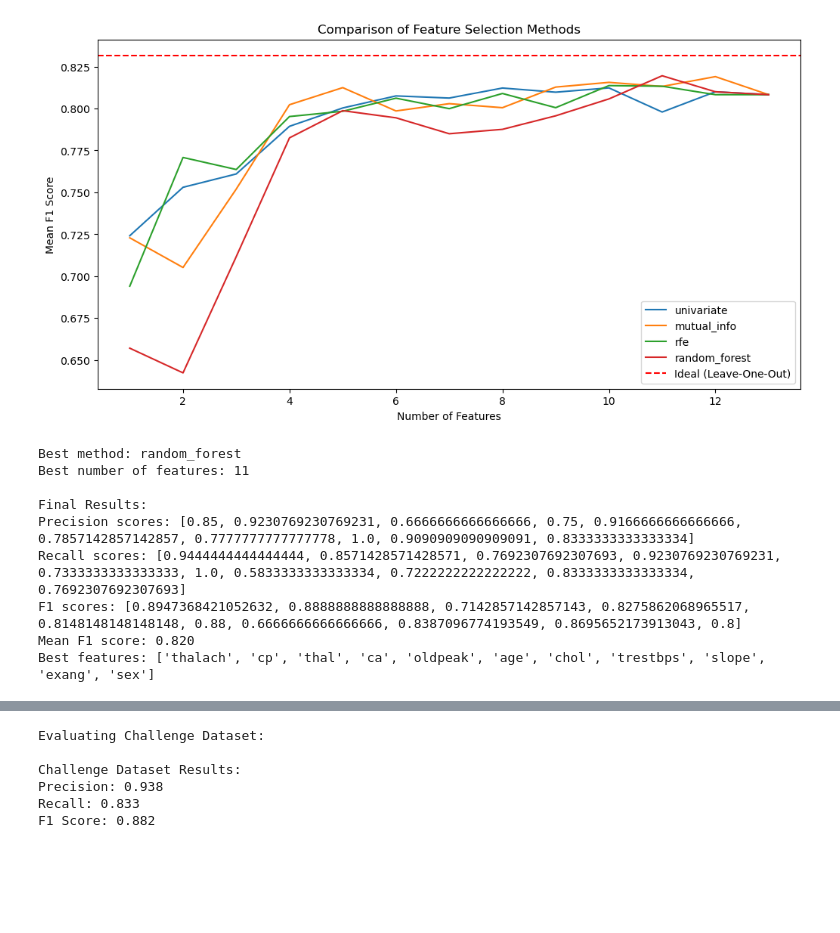
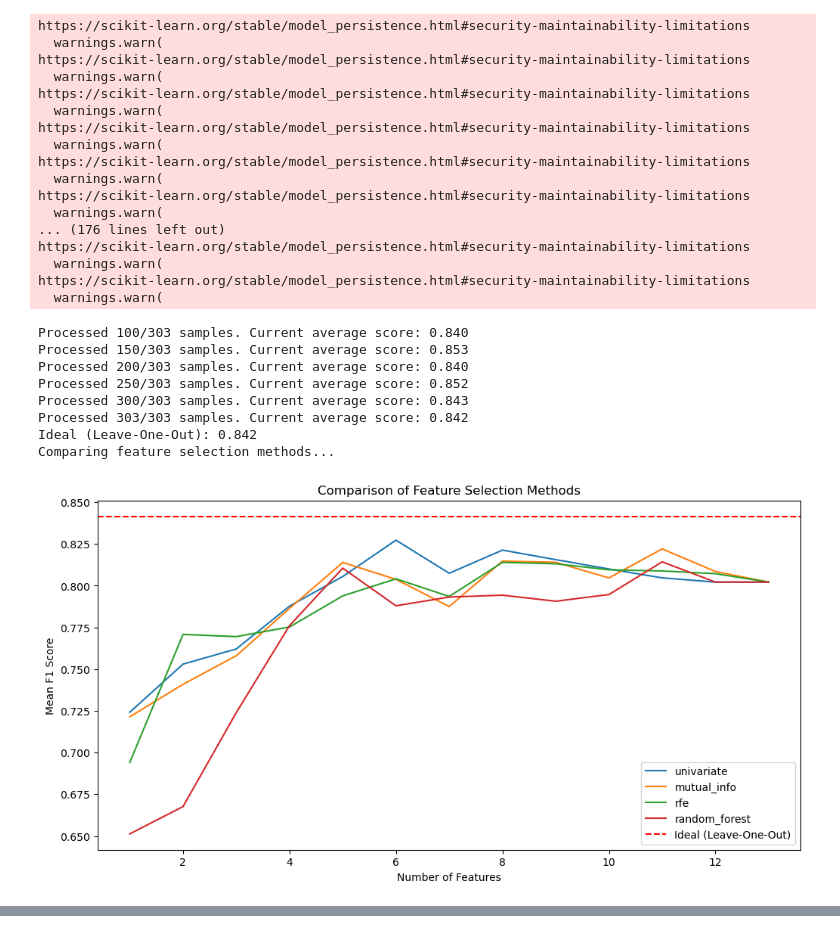
Before and after one commit to m6urns/project4-knn-cs5830, a Jupyter notebook: part1-exploration.ipynb, the cells around one changed output, grey strips where cells are left out. Drawn from its saved outputs; the diff is of its cells as text; code cells hidden in the pictures; blank space fills up the shorter version.

Commit message:
Add some model parameter search with GridCV

```diff
--- a/part1-exploration.ipynb
+++ b/part1-exploration.ipynb
@@ -264,7 +351,7 @@ def evaluate_model_loocv(X, y):
 
     return np.mean(scores)
 # %%
-def evaluate_model_with_feature_selection(X, y, k, method='univariate', n_splits=10):
+def evaluate_model_with_feature_selection(X, y, k, method='univariate', n_splits=10, model=None):
     kf = KFold(n_splits=n_splits, shuffle=True, random_state=42)
 
     precision_scores = []
@@ -279,7 +366,9 @@ def evaluate_model_with_feature_selection(X, y, k, method='univariate', n_splits
         X_train_selected = X_train[selected_features]
         X_test_selected = X_test[selected_features]
 
-        model = get_model()
+        if model is None:
+            model = get_model()
+
         model.fit(X_train_selected, y_train)
 
         y_pred = model.predict(X_test_selected)
@@ -290,17 +379,17 @@ def evaluate_model_with_feature_selection(X, y, k, method='univariate', n_splits
 
     return precision_scores, recall_scores, f1_scores, selected_features
 # %%
-def compare_feature_selection_methods(X, y, methods, k_range):
+def compare_feature_selection_methods(X, y, methods, k_range, model):
     results = {}
     for method in methods:
         method_results = []
         for k in k_range:
-            _, _, f1_scores, _ = evaluate_model_with_feature_selection(X, y, k, method)
+            _, _, f1_scores, _ = evaluate_model_with_feature_selection(X, y, k, method, model=model)
             method_results.append(np.mean(f1_scores))
         results[method] = method_results
     return results
 # %%
-def predict_challenge_dataset(challenge_file, original_file, best_k, best_method):
+def predict_challenge_dataset(challenge_file, original_file, best_k, best_method, best_model):
     X_original, y_original = load_and_preprocess_data(original_file)
     X_challenge, _ = load_and_preprocess_data(challenge_file)
 
@@ -308,15 +397,14 @@ def predict_challenge_dataset(challenge_file, original_file, best_k, best_method
     X_original_selected = X_original[best_features]
     X_challenge_selected = X_challenge[best_features]
 
-    model = get_model()
-    model.fit(X_original_selected, y_original)
+    best_model.fit(X_original_selected, y_original)
 
-    y_pred = model.predict(X_challenge_selected)
+    y_pred = best_model.predict(X_challenge_selected)
     return y_pred
 
-def evaluate_challenge_dataset(challenge_file, original_file, best_k, best_method):
+def evaluate_challenge_dataset(challenge_file, original_file, best_k, best_method, best_model):
     X_challenge, y_true = load_and_preprocess_data(challenge_file)
-    y_pred = predict_challenge_dataset(challenge_file, original_file, best_k, best_method)
+    y_pred = predict_challenge_dataset(challenge_file, original_file, best_k, best_method, best_model)
 
     precision = precision_score(y_true, y_pred)
     recall = recall_score(y_true, y_pred)
@@ -330,19 +418,24 @@ def evaluate_challenge_dataset(challenge_file, original_file, best_k, best_metho
     return y_pred
 # %%
 def main():
-    # X, y = load_and_preprocess_data('data/cleveland.csv')
     original_file = 'data/cleveland.csv'
     challenge_file = 'data/cleveland-test-sample.csv'
     X, y = load_and_preprocess_data(original_file)
 
+    # Perform grid search
+    print("Performing grid search...")
+    best_model = perform_grid_search(X, y)
+
     # Calculate the ideal test condition using Leave-One-Out
-    ideal = evaluate_model_loocv(X, y)
+    print("Calculating ideal test condition...")
+    ideal = evaluate_model_loocv(X, y, best_model)
     print('Ideal (Leave-One-Out): %.3f' % ideal)
 
     # Compare different feature selection methods
     methods = ['univariate', 'mutual_info', 'rfe', 'random_forest']
     k_range = range(1, len(X.columns) + 1)
-    results = compare_feature_selection_methods(X, y, methods, k_range)
+    print("Comparing feature selection methods...")
+    results = compare_feature_selection_methods(X, y, methods, k_range, best_model)
 
     # Plot comparison of feature selection methods
     plt.figure(figsize=(12, 6))
@@ -362,7 +455,7 @@ def main():
     print(f"Best number of features: {best_k}")
 
     # Evaluate with best method and k
-    precision_scores, recall_scores, f1_scores, best_features = evaluate_model_with_feature_selection(X, y, best_k, best_method)
+    precision_scores, recall_scores, f1_scores, best_features = evaluate_model_with_feature_selection(X, y, best_k, best_method, model=best_model)
 
     print("\nFinal Results:")
     print(f"Precision scores: {precision_scores}")
@@ -382,9 +475,9 @@ def main():
     plt.legend()
     plt.show()
 
-    # After finding the best method and k, add:
+    # Evaluate Challenge Dataset
     print("\nEvaluating Challenge Dataset:")
-    challenge_predictions = evaluate_challenge_dataset(challenge_file, original_file, best_k, best_method)
+    challenge_predictions = evaluate_challenge_dataset(challenge_file, original_file, best_k, best_method, best_model)
 
     # If you want to save the predictions
     # pd.DataFrame(challenge_predictions, columns=['Prediction']).to_csv('challenge_predictions.csv', index=False)
@@ -403,10 +493,26 @@ Ideal (Leave-One-Out): 0.832
+https://scikit-learn.org/stable/model_persistence.html#security-maintainability-limitations
+  warnings.warn(
+https://scikit-learn.org/stable/model_persistence.html#security-maintainability-limitations
+  warnings.warn(
+https://scikit-learn.org/stable/model_persistence.html#security-maintainability-limitations
+  warnings.warn(
+https://scikit-learn.org/stable/model_persistence.html#security-maintainability-limitations
+  warnings.warn(
+https://scikit-learn.org/stable/model_persistence.html#security-maintainability-limitations
+  warnings.warn(
+https://scikit-learn.org/stable/model_persistence.html#security-maintainability-limitations
+  warnings.warn(
+... (176 lines left out)
+https://scikit-learn.org/stable/model_persistence.html#security-maintainability-limitations
+  warnings.warn(
+https://scikit-learn.org/stable/model_persistence.html#security-maintainability-limitations
+  warnings.warn(
+Processed 100/303 samples. Current average score: 0.840
+Processed 150/303 samples. Current average score: 0.853
+Processed 200/303 samples. Current average score: 0.840
+Processed 250/303 samples. Current average score: 0.852
+Processed 300/303 samples. Current average score: 0.843
+Processed 303/303 samples. Current average score: 0.842
+Ideal (Leave-One-Out): 0.842
+Comparing feature selection methods...
-[figure, old version]
+[figure, new version]
-Best method: random_forest
-Best number of features: 11
-
-Final Results:
-Precision scores: [0.85, 0.9230769230769231, 0.6666666666666666, 0.75, 0.9166666666666666, 0.7857142857142857, 0.7777777777777778, 1.0, 0.9090909090909091, 0.8333333333333334]
-Recall scores: [0.9444444444444444, 0.8571428571428571, 0.7692307692307693, 0.9230769230769231, 0.7333333333333333, 1.0, 0.5833333333333334, 0.7222222222222222, 0.8333333333333334, 0.7692307692307693]
-F1 scores: [0.8947368421052632, 0.8888888888888888, 0.7142857142857143, 0.8275862068965517, 0.8148148148148148, 0.88, 0.6666666666666666, 0.8387096774193549, 0.8695652173913043, 0.8]
-Mean F1 score: 0.820
-Best features: ['thalach', 'cp', 'thal', 'ca', 'oldpeak', 'age', 'chol', 'trestbps', 'slope', 'exang', 'sex']
@@ -414,6 +528,0 @@ Best features: ['thalach', 'cp', 'thal', 'ca', 'oldpeak', 'age', 'chol', 'trestb
-Evaluating Challenge Dataset:
-
-Challenge Dataset Results:
-Precision: 0.938
-Recall: 0.833
-F1 Score: 0.882
```
Also changed, not shown: parts of 6 cells of this notebook.
